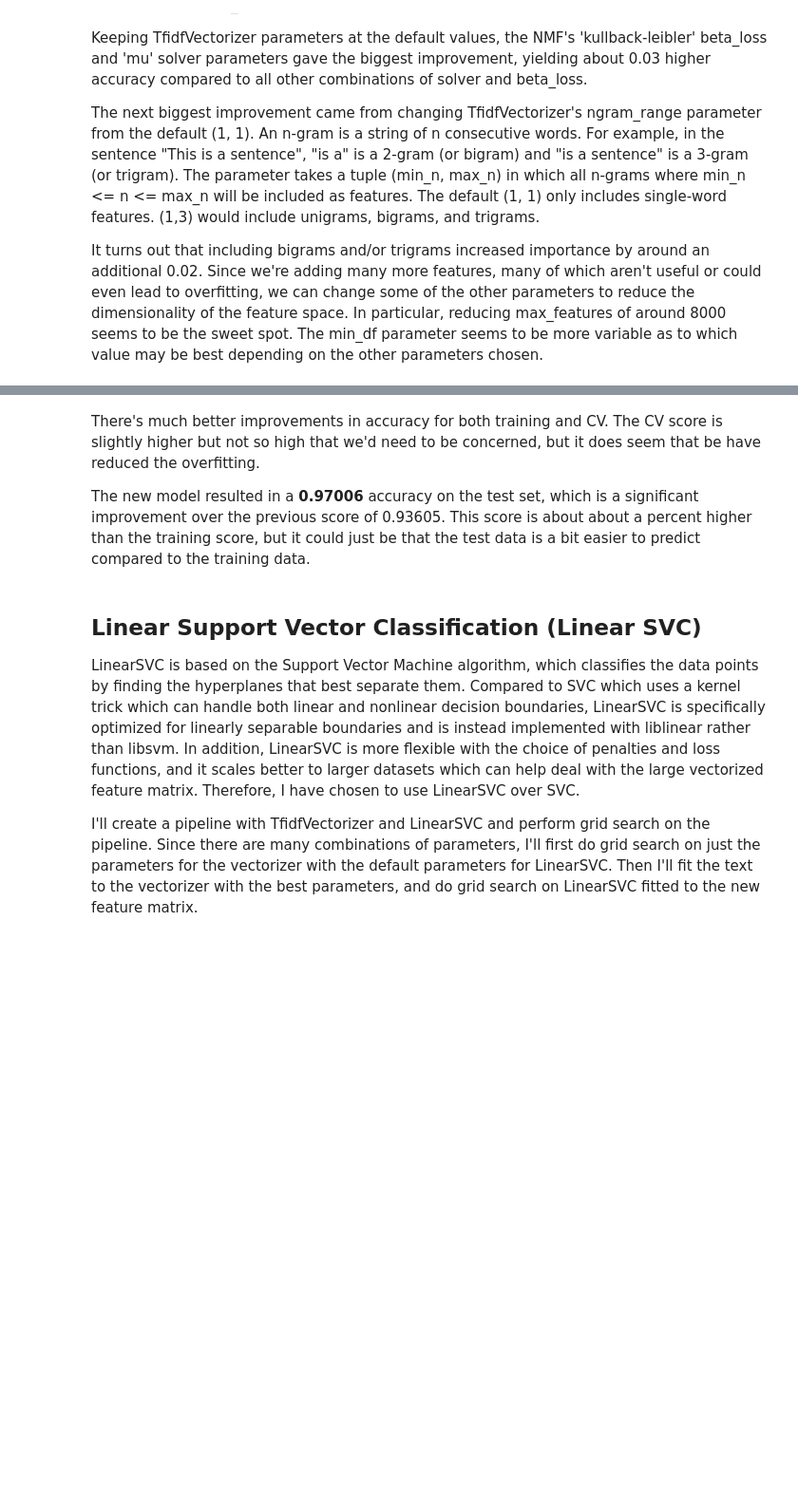
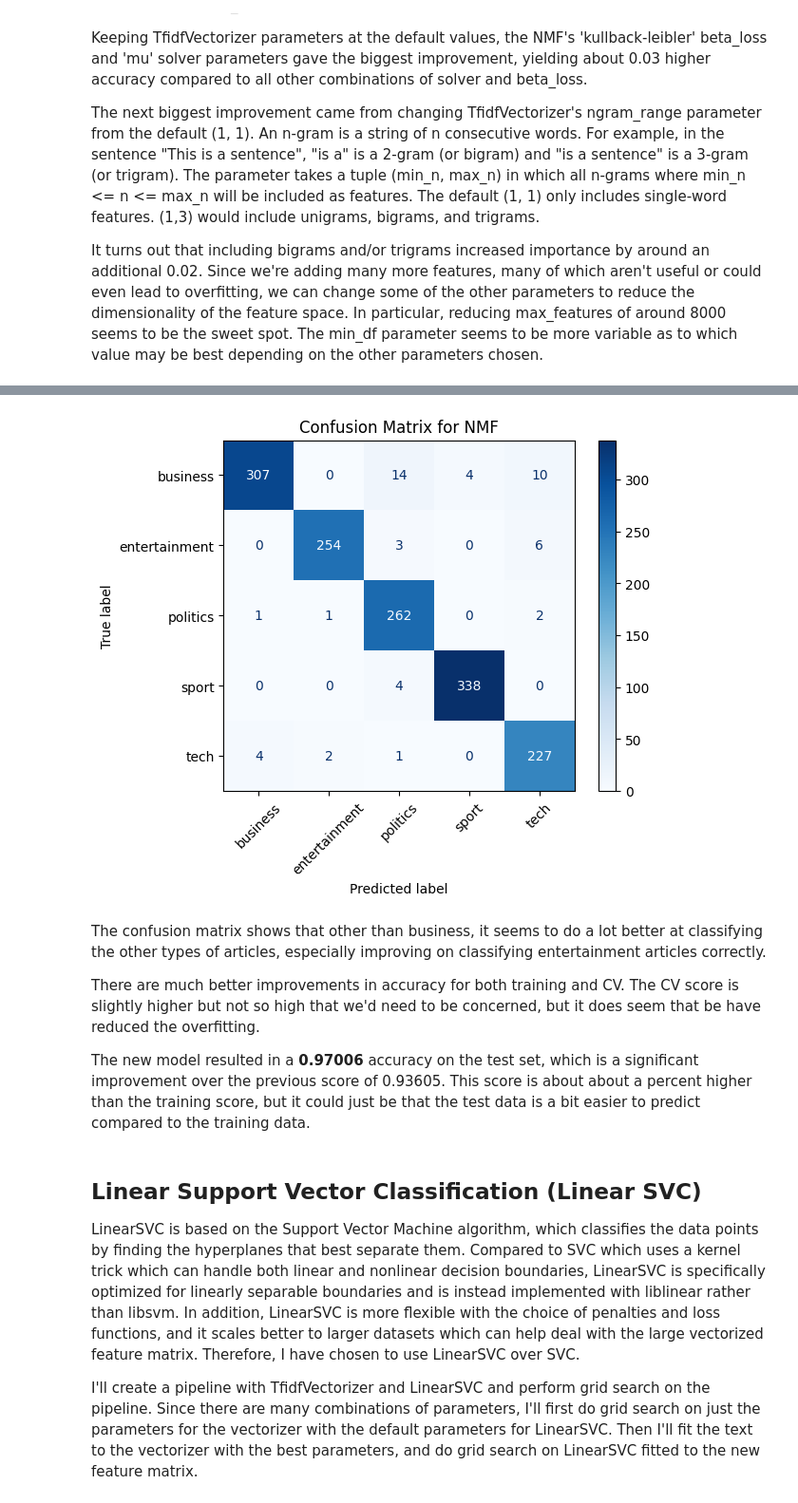
Before and after one commit to isaacjeon/news_classification, a Jupyter notebook: bbc-news-classification-nmf-and-linearsvc.ipynb, the cells around one changed output, grey strips where cells are left out. Shown at 95% size. Saved outputs shown, nothing was run; the diff lists cells and outputs as text; code cells hidden in the pictures; blank space fills up the shorter version.

```diff
--- a/bbc-news-classification-nmf-and-linearsvc.ipynb
+++ b/bbc-news-classification-nmf-and-linearsvc.ipynb
@@ -547,7 +566,10 @@ nmf_mod2 = nmf_grid_search.best_estimator_
 print("Training Score:", nmf_mod2.score(X_train_text, y_train))
 
 # Print accuracy score for cross-validation
-cv_score = cross_val_score(nmf_mod2, X_train_text, y_train, cv=5).mean()
-print("Cross-Validation Score:", cv_score)
+cv_pred = cross_val_predict(nmf_mod2, X_train_text, y_train, cv=5)
+print("Cross-Validation Score:", accuracy_score(y_train, cv_pred))
+
+# Display confusion matrix
+display_cm(y_train, cv_pred, "NMF")
 # %% [output]
 Training Score: 0.9597222222222223
@@ -555,10 +577,13 @@ Cross-Validation Score: 0.9638888888888888
+[figure, added]
 # %%
 # Submit predictions for the new NMF classifier to Kaggle
 predictions = nmf_mod2.predict(X_test_text)
 output = pd.DataFrame({'ArticleId': test_data.ArticleId, 'Category': predictions})
 output.to_csv('submission_nmf_mk2.csv', index=False)
 # %% [markdown]
-There's much better improvements in accuracy for both training and CV. The CV score is slightly higher but not so high that we'd need to be concerned, but it does seem that be have reduced the overfitting.
+The confusion matrix shows that other than business, it seems to do a lot better at classifying the other types of articles, especially improving on classifying entertainment articles correctly.
+
+There are much better improvements in accuracy for both training and CV. The CV score is slightly higher but not so high that we'd need to be concerned, but it does seem that be have reduced the overfitting.
 
 The new model resulted in a **0.97006** accuracy on the test set, which is a significant improvement over the previous score of 0.93605. This score is about about a percent higher than the training score, but it could just be that the test data is a bit easier to predict compared to the training data.
 # %% [markdown]
```
Also changed, not shown: parts of 17 cells of this notebook.
